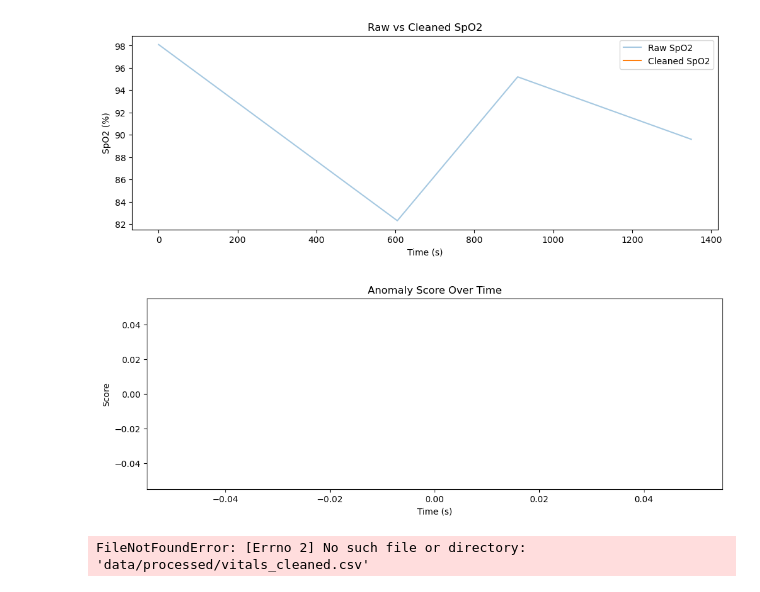
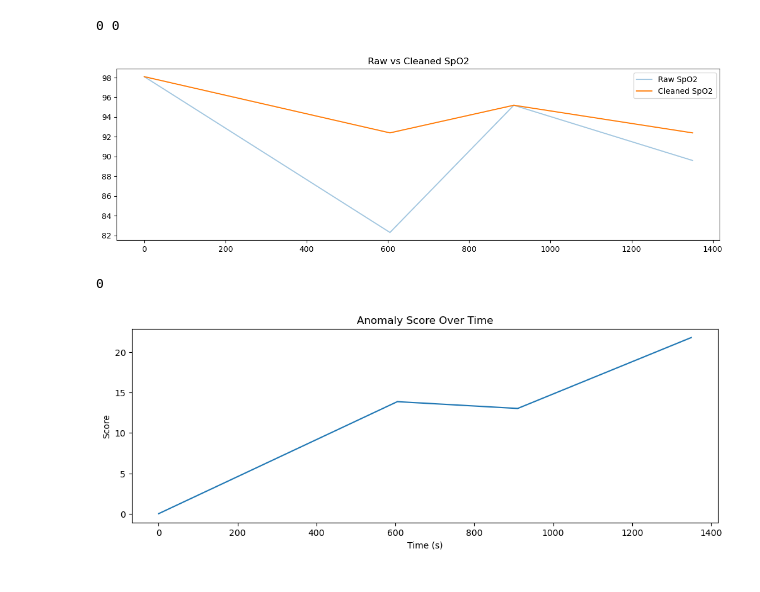
Before and after one commit to broisdead/smart-ambulance-alert, a Jupyter notebook: notebooks/exploration.ipynb, the cells around one changed output. Cells and saved outputs as stored; diff of their text form; code cells hidden in the pictures.

```diff
--- a/notebooks/exploration.ipynb
+++ b/notebooks/exploration.ipynb
@@ -11,21 +11,32 @@ sys.path.append(os.path.abspath(".."))
 raw = pd.read_csv("/Users/aiyan/Desktop/smart-ambulance-alert/data/raw/synthetic_ambulance_vitals.csv")
 clean = pd.read_csv("/Users/aiyan/Desktop/smart-ambulance-alert/data/processed/vitals_cleaned.csv")
 
-patient_id = 0
-raw_p = raw[raw["patient_id"] == patient_id]
-clean_p = clean[clean["patient_id"] == patient_id]
+pid = 0
+raw_p = raw[raw["patient_id"] == pid]
+clean_p = clean[clean["patient_id"] == pid]
+
+print(raw_p["spo2"].isna().sum(), clean_p["spo2"].isna().sum())
+# %% [output]
+0 0
 # %%
-#Raw vs Cleaned SpO₂
-plt.figure(figsize=(12,4))
-plt.plot(raw_p["timestamp"], raw_p["spo2"], label="Raw SpO2", alpha=0.4)
+import matplotlib.pyplot as plt
+
+plt.figure(figsize=(14,4))
+plt.plot(raw_p["timestamp"], raw_p["spo2"], alpha=0.4, label="Raw SpO2")
 plt.plot(clean_p["timestamp"], clean_p["spo2"], label="Cleaned SpO2")
 plt.legend()
 plt.title("Raw vs Cleaned SpO2")
-plt.xlabel("Time (s)")
-plt.ylabel("SpO2 (%)")
 plt.show()
 # %% [output]
-[figure, old version]
+[figure, new version]
+# %%
+from src.anomaly_detection import compute_anomaly_score
+
+scored = compute_anomaly_score(clean_p)
+
+print(scored["anomaly_score"].isna().sum())
+# %% [output]
+0
 # %%
 #ANOMALY SCORE
 from src.anomaly_detection import compute_anomaly_score
@@ -39,11 +50,4 @@ plt.xlabel("Time (s)")
 plt.ylabel("Score")
 plt.show()
 # %% [output]
-[figure, old version]
+[figure, new version]
-# %%
-import pandas as pd
-
-clean = pd.read_csv("/Users/aiyan/Desktop/smart-ambulance-alert/data/processed/vitals_cleaned.csv")
-print(clean["spo2"].isna().sum())
-# %% [output]
-FileNotFoundError: [Errno 2] No such file or directory: 'data/processed/vitals_cleaned.csv'
```
Also changed, not shown: parts of 9 cells of this notebook.
